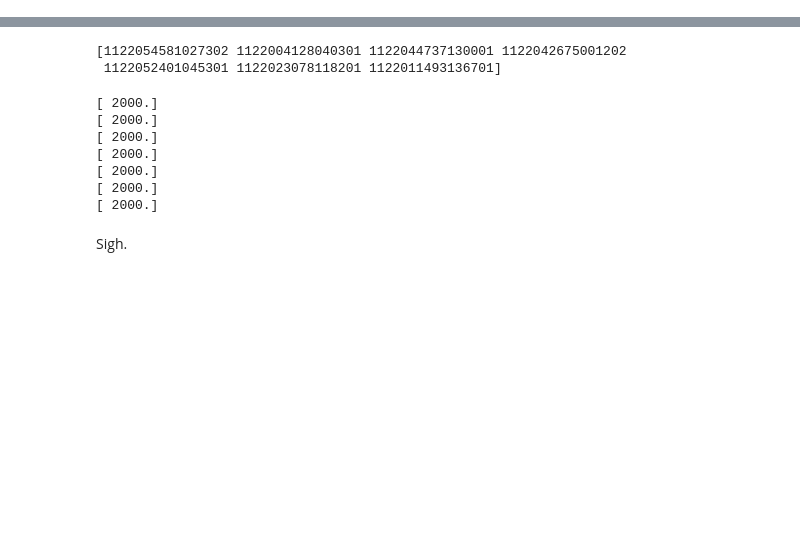
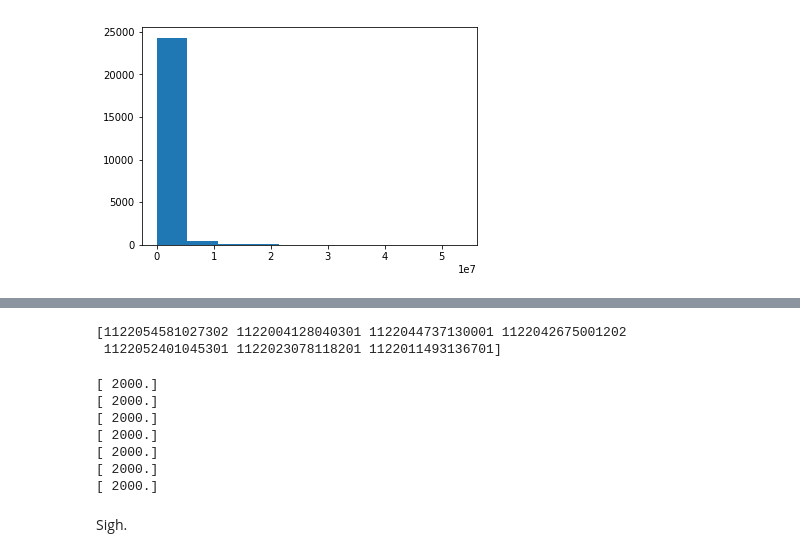
Before and after one commit to faizaakbar/ANNMINERvA, a Jupyter notebook: visualize_kine_vars.ipynb, the cells around one changed output, grey strips where cells are left out. Cells and saved outputs as stored; diff of their text form; code cells hidden in the pictures; blank space fills up the shorter version.

```diff
--- a/visualize_kine_vars.ipynb
+++ b/visualize_kine_vars.ipynb
@@ -5,0 +35,5 @@ import h5py
+# %%
+ok_q2_idx = f['Q2'][:] > 0.0
+n, bins, patches = plt.hist(f['Q2'][ok_q2_idx])
+# %% [output]
+[figure, added]
```
Also changed, not shown: parts of 9 cells of this notebook.
